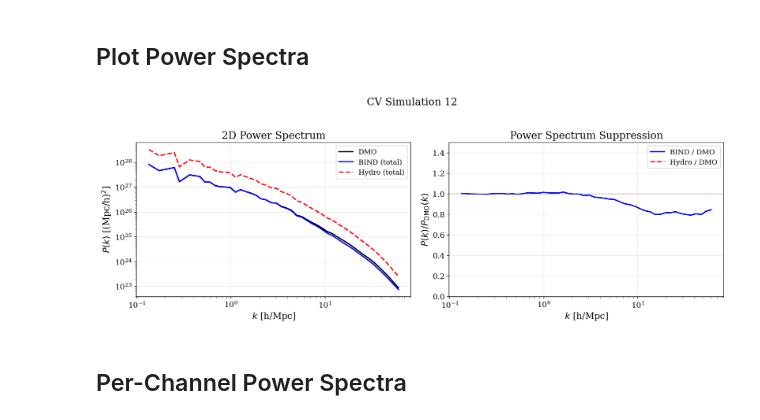
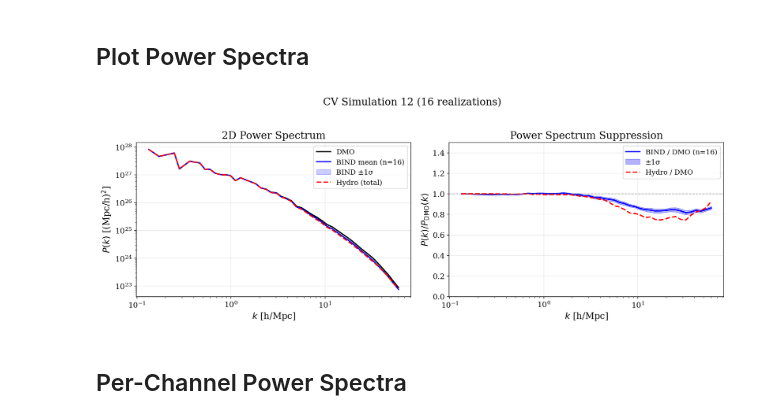
Before and after one commit to Maxelee/vdm_BIND, a Jupyter notebook: analysis/notebooks/bind_power_spectrum.ipynb, the cells around one changed output. Cells and saved outputs as stored; diff of their text form; code cells hidden in the pictures.

```diff
--- a/analysis/notebooks/bind_power_spectrum.ipynb
+++ b/analysis/notebooks/bind_power_spectrum.ipynb
@@ -179,6 +180,8 @@ if fiducial_params is not None:
     conditional_params = np.tile(fiducial_params, (num_halos, 1))
 else:
     conditional_params = None
+# %%
+N_REALIZATIONS = 16
 # %%
 # Step 3: Generate baryonic fields
 print("\nStep 3: Generating baryonic fields...")
@@ -248,7 +252,7 @@ Final map shape: (1024, 1024)
 # %% [markdown]
 ## Load Hydro Ground Truth
 # %%
-def load_hydro_maps(sim_num, precomputed_dir='/mnt/home/mlee1/ceph/BIND2d/om_norm/CV'):
+def load_hydro_maps(sim_num, precomputed_dir='/mnt/home/mlee1/ceph/BIND2d_new/CV/'):
     """
     Load pre-processed hydro simulation fields from saved .npy files.
 
@@ -263,15 +267,15 @@ def load_hydro_maps(sim_num, precomputed_dir='/mnt/home/mlee1/ceph/BIND2d/om_nor
     Returns:
         dict with 'dm' (hydro DM), 'dmo' (dark matter only) fields
     """
-    sim_dir = Path(precomputed_dir) / f'sim_{sim_num}'
+    sim_dir = Path(precomputed_dir) / f'sim_{sim_num}/snap_{SNAPNUM}/'
 
     fields = {}
 
     # Load hydro DM field (this is the matched hydro simulation's DM)
     hydro_path = sim_dir / 'full_hydro.npy'
     if hydro_path.exists():
-        fields['dm'] = np.load(hydro_path)
-        print(f"Loaded hydro DM from: {hydro_path}")
+        fields['hydro'] = np.load(hydro_path)
+        print(f"Loaded hydro from: {hydro_path}")
     else:
         print(f"Warning: full_hydro.npy not found at {hydro_path}")
 
@@ -403,11 +428,22 @@ Computing power spectra...
 ## Plot Power Spectra
 # %%
 fig, axes = plt.subplots(1, 2, figsize=(14, 5))
+
+# Interpolate to common k grid
+from scipy.interpolate import interp1d
+
+# Use DMO k as reference
+k_ref = k_dmo
+interp_dmo = interp1d(k_dmo, Pk_dmo, bounds_error=False, fill_value=np.nan)
 
 # Left: Absolute power spectra
 ax = axes[0]
 ax.loglog(k_dmo, Pk_dmo, 'k-', linewidth=2, label='DMO')
-ax.loglog(k_bind, Pk_bind, 'b-', linewidth=2, label='BIND (total)')
+ax.loglog(k_bind, Pk_bind_mean, 'b-', linewidth=2, label=f'BIND mean (n={len(final_maps)})')
+
+# Add shaded region for BIND std
+ax.fill_between(k_bind, Pk_bind_mean - Pk_bind_std, Pk_bind_mean + Pk_bind_std,
+                color='blue', alpha=0.2, label='BIND ±1σ')
 
 if hydro_fields is not None:
     k_h, Pk_h = Pk_hydro['total']
@@ -416,46 +452,47 @@ if hydro_fields is not None:
 ax.set_xlabel(r'$k$ [h/Mpc]')
 ax.set_ylabel(r'$P(k)$ [(Mpc/h)$^2$]')
 ax.set_title('2D Power Spectrum')
 ax.legend()
 ax.grid(True, alpha=0.3)
 
-# Right: Power spectrum ratio (suppression)
+# Right: Power spectrum ratio (suppression) with uncertainty
 ax = axes[1]
 
-# Interpolate to common k grid
-from scipy.interpolate import interp1d
+# Compute ratio for each BIND realization
+interp_bind_all = [interp1d(k_bind, Pk_i, bounds_error=False, fill_value=np.nan)
+                   for Pk_i in Pk_bind_all]
+ratio_bind_all = np.array([interp_i(k_ref) / interp_dmo(k_ref) for interp_i in interp_bind_all])
 
-# Use DMO k as reference
-k_ref = k_dmo
+# Mean and std of ratios
+ratio_bind_mean = np.nanmean(ratio_bind_all, axis=0)
+ratio_bind_std = np.nanstd(ratio_bind_all, axis=0)
 
-# BIND suppression
-interp_bind = interp1d(k_bind, Pk_bind, bounds_error=False, fill_value=np.nan)
-interp_dmo = interp1d(k_dmo, Pk_dmo, bounds_error=False, fill_value=np.nan)
-
-ratio_bind = interp_bind(k_ref) / interp_dmo(k_ref)
-ax.semilogx(k_ref, ratio_bind, 'b-', linewidth=2, label='BIND / DMO')
+# Plot mean ratio with shaded uncertainty
+ax.semilogx(k_ref, ratio_bind_mean, 'b-', linewidth=2, label=f'BIND / DMO (n={len(final_maps)})')
+ax.fill_between(k_ref, ratio_bind_mean - ratio_bind_std, ratio_bind_mean + ratio_bind_std,
+                color='blue', alpha=0.3, label='±1σ')
 
 if hydro_fields is not None:
     k_h, Pk_h = Pk_hydro['total']
     interp_hydro = interp1d(k_h, Pk_h, bounds_error=False, fill_value=np.nan)
     ratio_hydro = interp_hydro(k_ref) / interp_dmo(k_ref)
     ax.semilogx(k_ref, ratio_hydro, 'r--', linewidth=2, label='Hydro / DMO')
 
 ax.axhline(y=1, color='gray', linestyle='--', linewidth=1)
 ax.set_xlabel(r'$k$ [h/Mpc]')
 ax.set_ylabel(r'$P(k) / P_{\rm DMO}(k)$')
 ax.set_title('Power Spectrum Suppression')
 ax.set_ylim(0, 1.5)
 ax.legend()
 ax.grid(True, alpha=0.3)
 
-plt.suptitle(f'CV Simulation {SIM_NUM}', fontsize=16, y=1.02)
+plt.suptitle(f'CV Simulation {SIM_NUM} ({len(final_maps)} realizations)', fontsize=16, y=1.02)
 plt.tight_layout()
 
 fig.savefig(FIGURE_DIR / f'cv{SIM_NUM}_power_spectrum.png')
 plt.show()
 # %% [output]
-[figure, old version]
+[figure, new version]
 # %% [markdown]
 ## Per-Channel Power Spectra
 # %%
```
Also changed, not shown: parts of 8 cells of this notebook, 20 other files.
